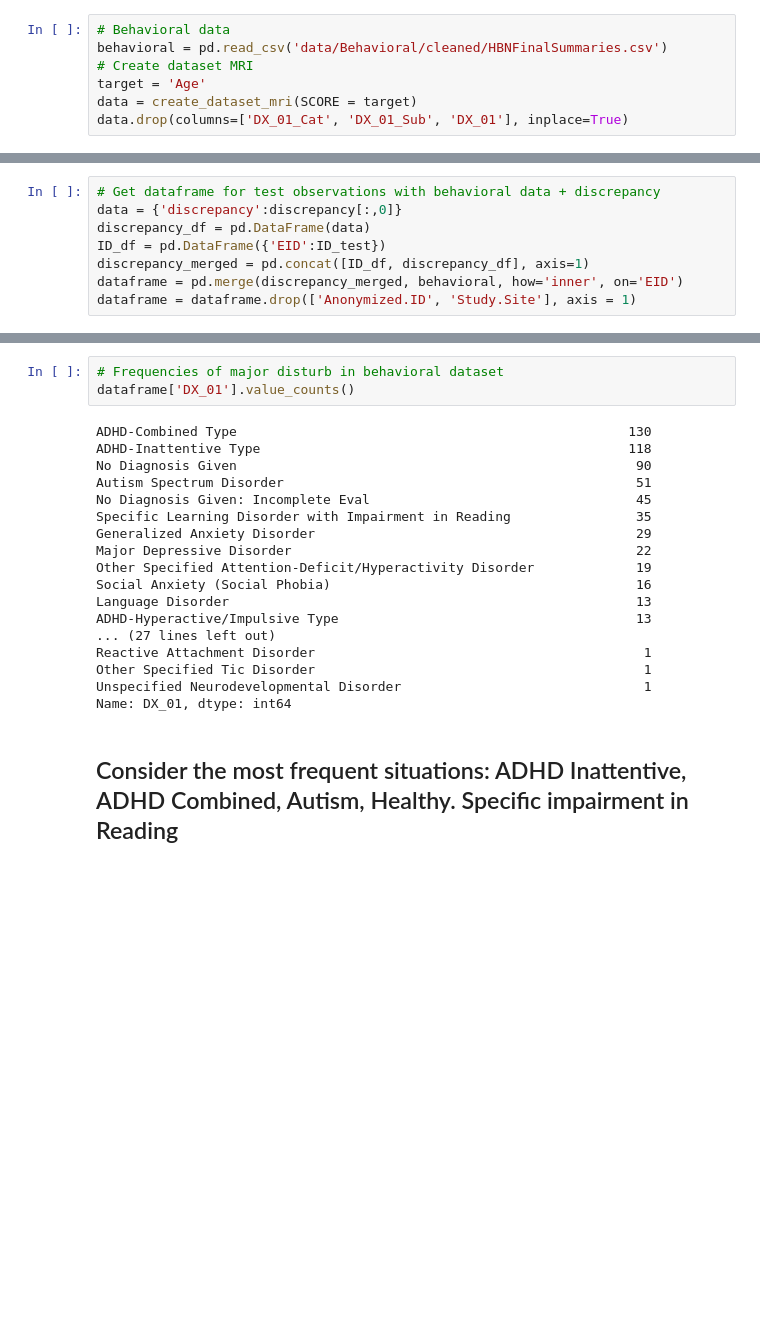
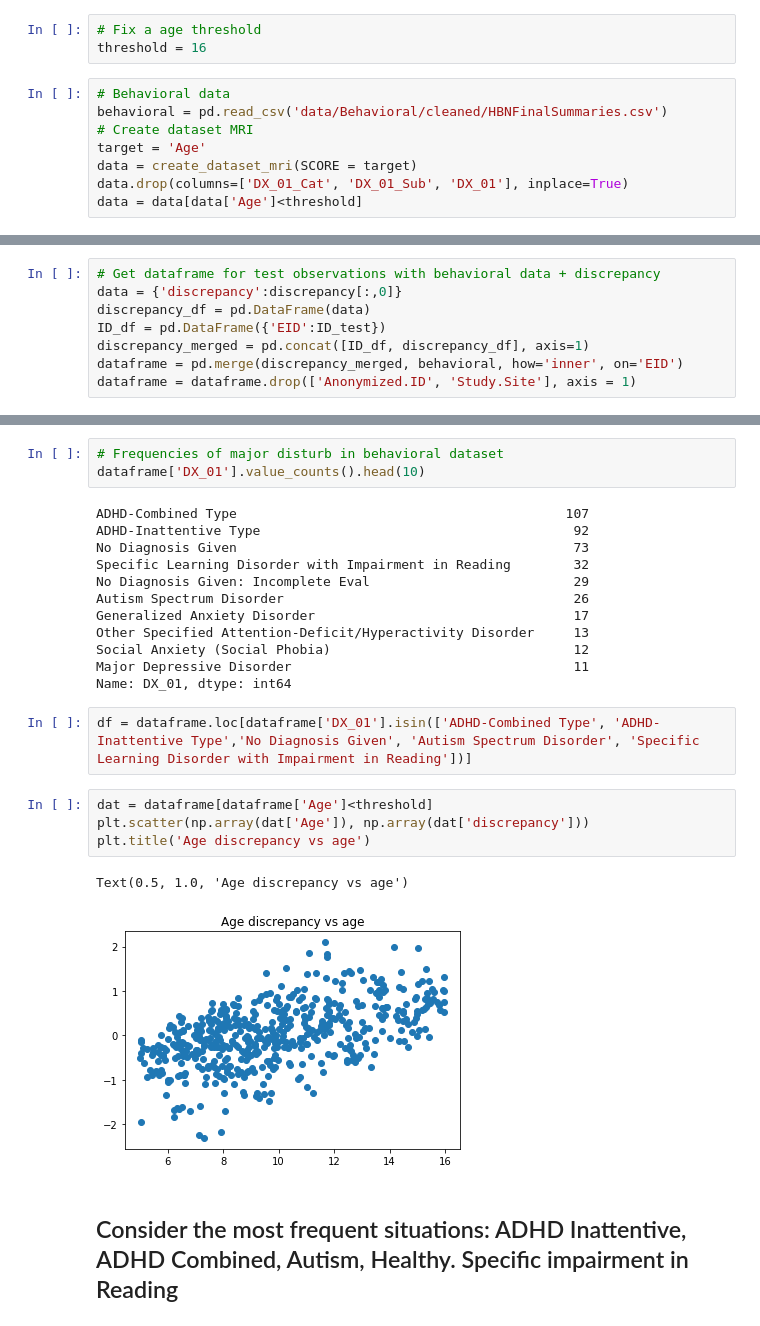
Before and after one commit to alestolfo/ds-lab, a Jupyter notebook: Age discrepancy.ipynb, the cells around one changed output, grey strips where cells are left out. Drawn from its saved outputs; the diff is of its cells as text; blank space fills up the shorter version.

```diff
--- a/Age discrepancy.ipynb
+++ b/Age discrepancy.ipynb
@@ -26,6 +26,9 @@ from statsmodels.stats.multitest import multipletests
 WARNING:tensorflow:From /home/camillca/anaconda3/envs/dslab/lib/python3.6/site-packages/tensorflow/contrib/learn/python/learn/datasets/base.py:198: retry (from tensorflow.contrib.learn.python.learn.da ...
 Instructions for updating:
 Use the retry module or similar alternatives.
+# %%
+# Fix a age threshold
+threshold = 16
 # %%
 # Behavioral data
 behavioral = pd.read_csv('data/Behavioral/cleaned/HBNFinalSummaries.csv')
@@ -33,6 +36,7 @@ behavioral = pd.read_csv('data/Behavioral/cleaned/HBNFinalSummaries.csv')
 target = 'Age'
 data = create_dataset_mri(SCORE = target)
 data.drop(columns=['DX_01_Cat', 'DX_01_Sub', 'DX_01'], inplace=True)
+data = data[data['Age']<threshold]
 # %%
 # labels and features
 y = data[target]
@@ -118,24 +118,27 @@ WIAT_MP_Raw       0.305069
 Name: discrepancy, dtype: float64
 # %%
 # Frequencies of major disturb in behavioral dataset
-dataframe['DX_01'].value_counts()
+dataframe['DX_01'].value_counts().head(10)
 # %% [output]
-ADHD-Combined Type                                                  130
-ADHD-Inattentive Type                                               118
-No Diagnosis Given                                                   90
-Autism Spectrum Disorder                                             51
-No Diagnosis Given: Incomplete Eval                                  45
-Specific Learning Disorder with Impairment in Reading                35
-Generalized Anxiety Disorder                                         29
-Major Depressive Disorder                                            22
-Other Specified Attention-Deficit/Hyperactivity Disorder             19
-Social Anxiety (Social Phobia)                                       16
-Language Disorder                                                    13
-ADHD-Hyperactive/Impulsive Type                                      13
-... (27 lines left out)
-Reactive Attachment Disorder                                          1
-Other Specified Tic Disorder                                          1
-Unspecified Neurodevelopmental Disorder                               1
+ADHD-Combined Type                                          107
+ADHD-Inattentive Type                                        92
+No Diagnosis Given                                           73
+Specific Learning Disorder with Impairment in Reading        32
+No Diagnosis Given: Incomplete Eval                          29
+Autism Spectrum Disorder                                     26
+Generalized Anxiety Disorder                                 17
+Other Specified Attention-Deficit/Hyperactivity Disorder     13
+Social Anxiety (Social Phobia)                               12
+Major Depressive Disorder                                    11
 Name: DX_01, dtype: int64
+# %%
+df = dataframe.loc[dataframe['DX_01'].isin(['ADHD-Combined Type', 'ADHD-Inattentive Type','No Diagnosis Given', 'Autism Spectrum Disorder', 'Specific Learning Disorder with Impairment in Reading'])]
+# %%
+dat = dataframe[dataframe['Age']<threshold]
+plt.scatter(np.array(dat['Age']), np.array(dat['discrepancy']))
+plt.title('Age discrepancy vs age')
+# %% [output]
+Text(0.5, 1.0, 'Age discrepancy vs age')
+[figure, added]
 # %% [markdown]
 ## Consider the most frequent situations: ADHD Inattentive, ADHD Combined, Autism, Healthy. Specific impairment in Reading
```
Also changed, not shown: parts of 28 cells of this notebook, 1 other file.
